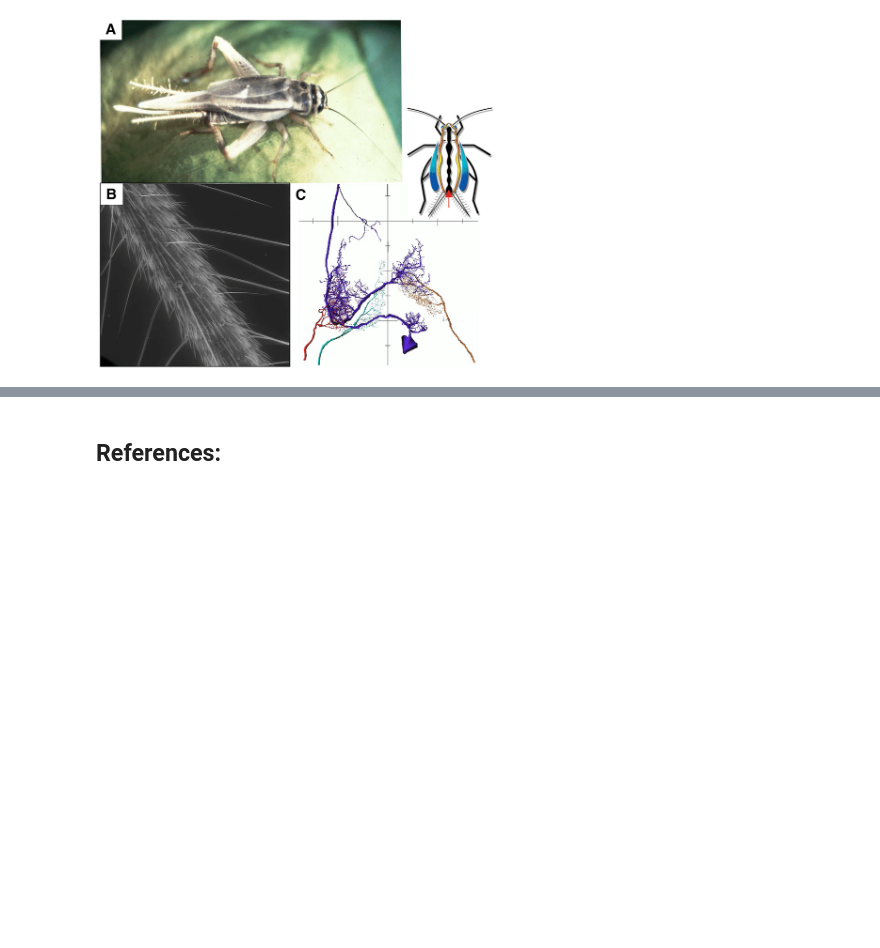
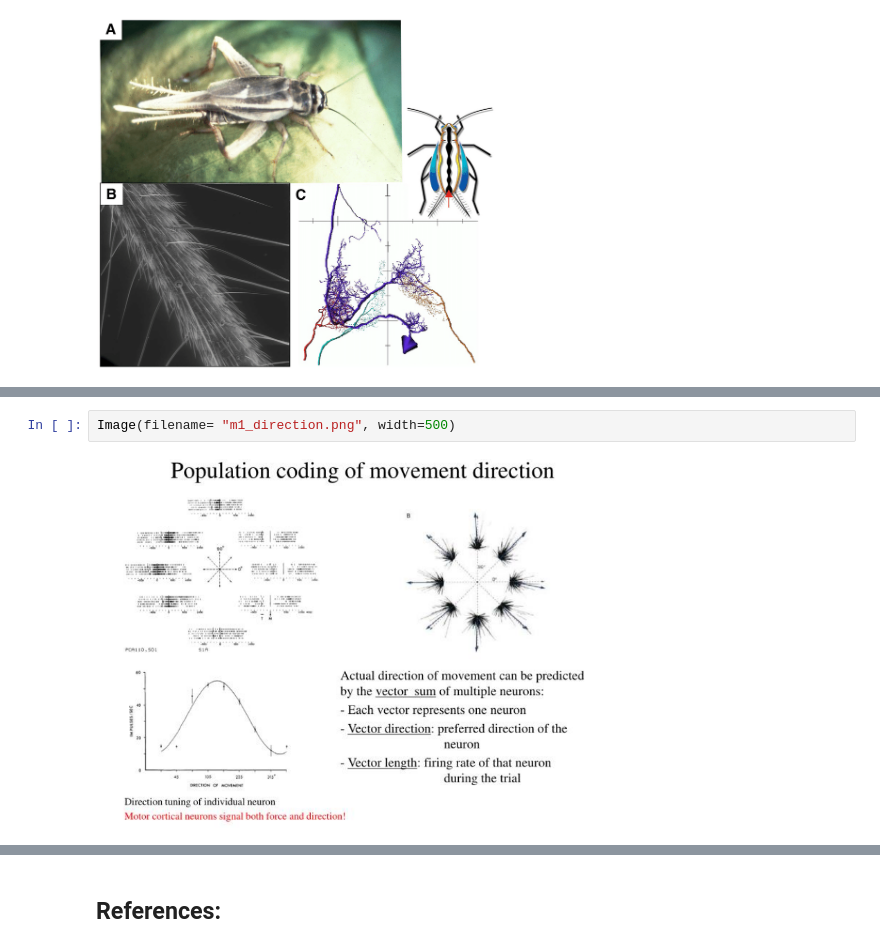
Before and after one commit to mhmdrdwn/com-neuro, a Jupyter notebook: week3.ipynb, the cells around one changed output, grey strips where cells are left out. Cells and saved outputs as stored; diff of their text form; blank space fills up the shorter version.

```diff
--- a/week3.ipynb
+++ b/week3.ipynb
@@ -39,0 +97,4 @@ Image(filename= "cricket.png", width=400)
+# %%
+Image(filename= "m1_direction.png", width=500)
+# %% [output]
+[figure, added]
```
Also changed, not shown: parts of 13 cells of this notebook.
